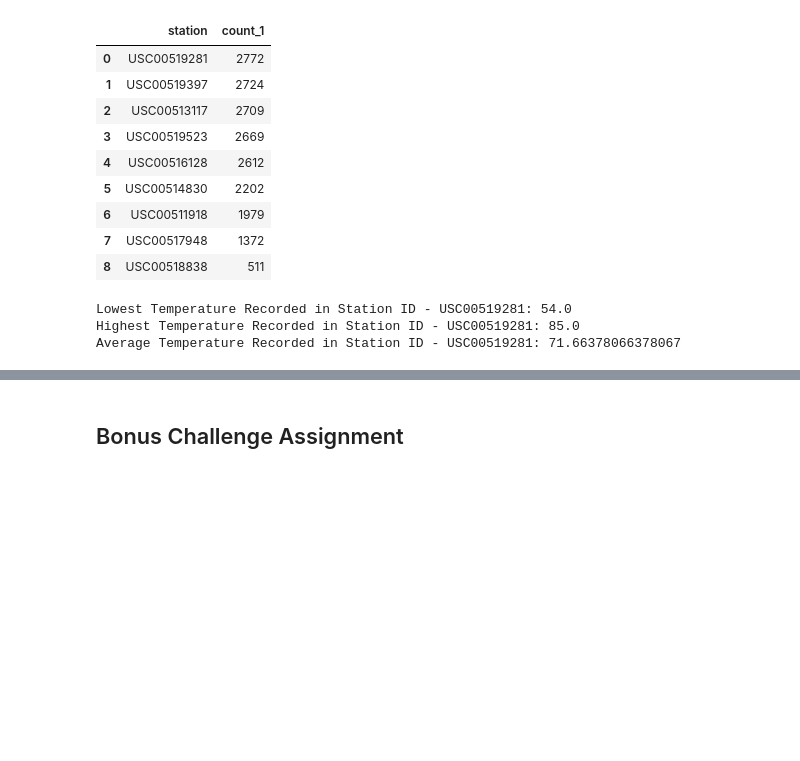
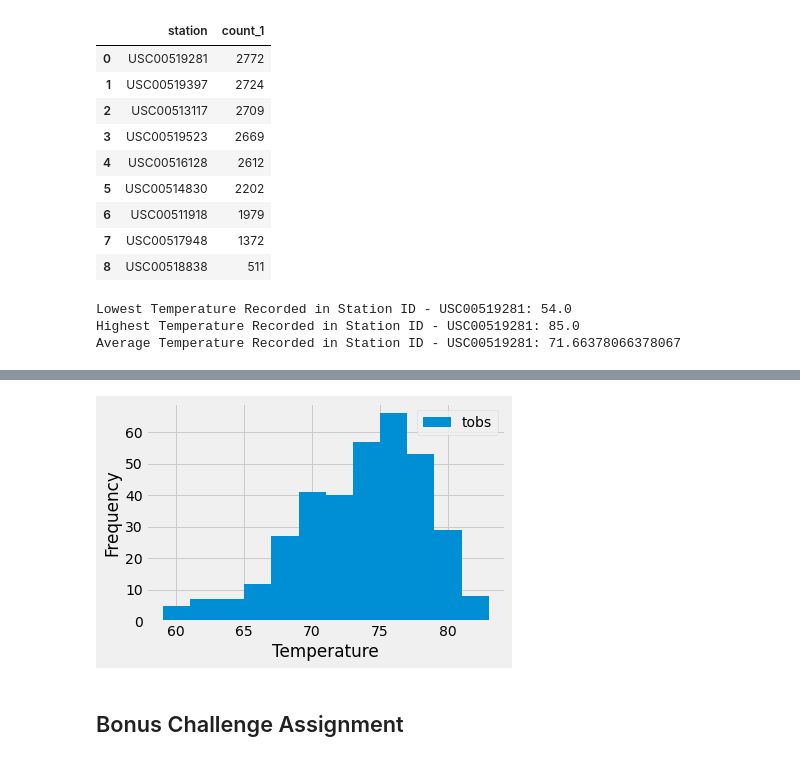
Before and after one commit to ushaakumaar/SQLAlchemy-Hawaii-Climate-Analysis, a Jupyter notebook: climate_analysis.ipynb, the cells around one changed output, grey strips where cells are left out. Saved outputs shown, nothing was run; the diff lists cells and outputs as text; code cells hidden in the pictures; blank space fills up the shorter version.

Commit message:
Logic to retrieve the last 12 months of temperature observation data for the most active station and plot the results as a histogram

```diff
--- a/climate_analysis.ipynb
+++ b/climate_analysis.ipynb
@@ -157,3 +157,11 @@ Average Temperature Recorded in Station ID - USC00519281: 71.66378066378067
 # %%
 # Choose the station with the highest number of temperature observations.
 # Query the last 12 months of temperature observation data for this station and plot the results as a histogram
+last_12_mths_tobs_query = session.query(Measurement.tobs)\
+                            .filter(Measurement.station == 'USC00519281')\
+                            .filter(Measurement.date >= one_year_ago)\
+                            .statement
+print(last_12_mths_tobs_query)
+
+last_12_mths_tobs_df = pd.read_sql_query(last_12_mths_tobs_query, session.bind)
+last_12_mths_tobs_df
@@ -160,3 +185,14 @@ Average Temperature Recorded in Station ID - USC00519281: 71.66378066378067
+# %%
+last_12_mths_tobs_df.plot.hist(bins=12)
+
+plt.xlabel("Temperature")
+
+# Save and display the plot
+plt.tight_layout()
+plt.savefig("Images/station-histogram.png")
+plt.show()
+# %% [output]
+[figure, added]
 # %% [markdown]
 ## Bonus Challenge Assignment
 # %%
```
Also changed, not shown: parts of 1 cell of this notebook.
